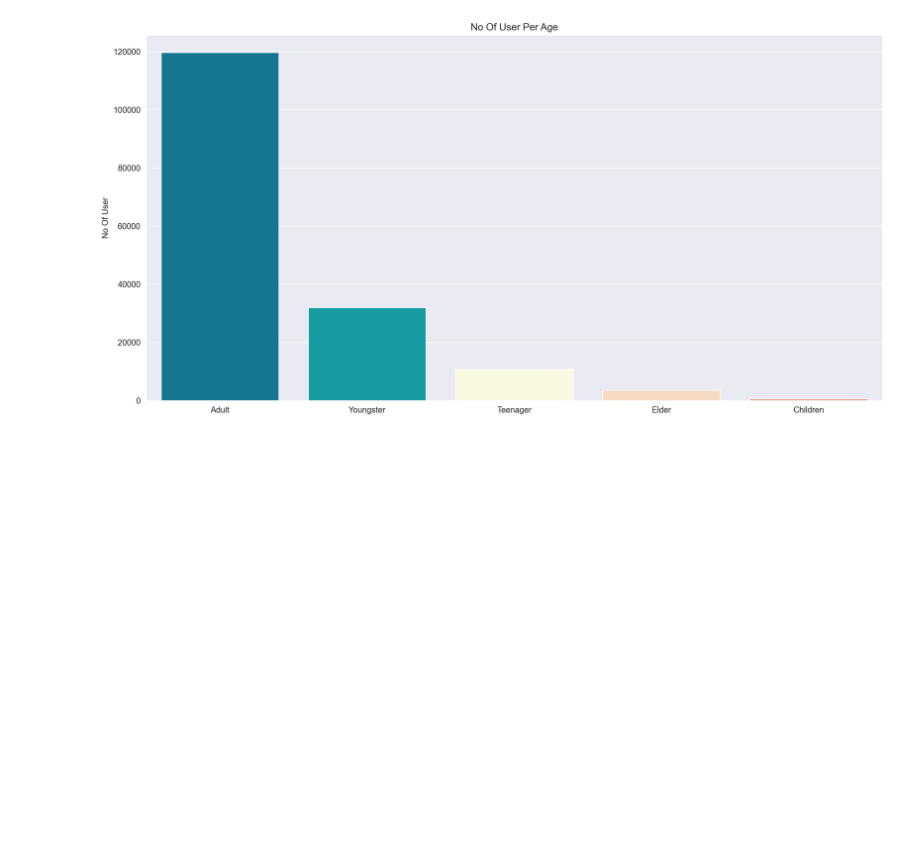
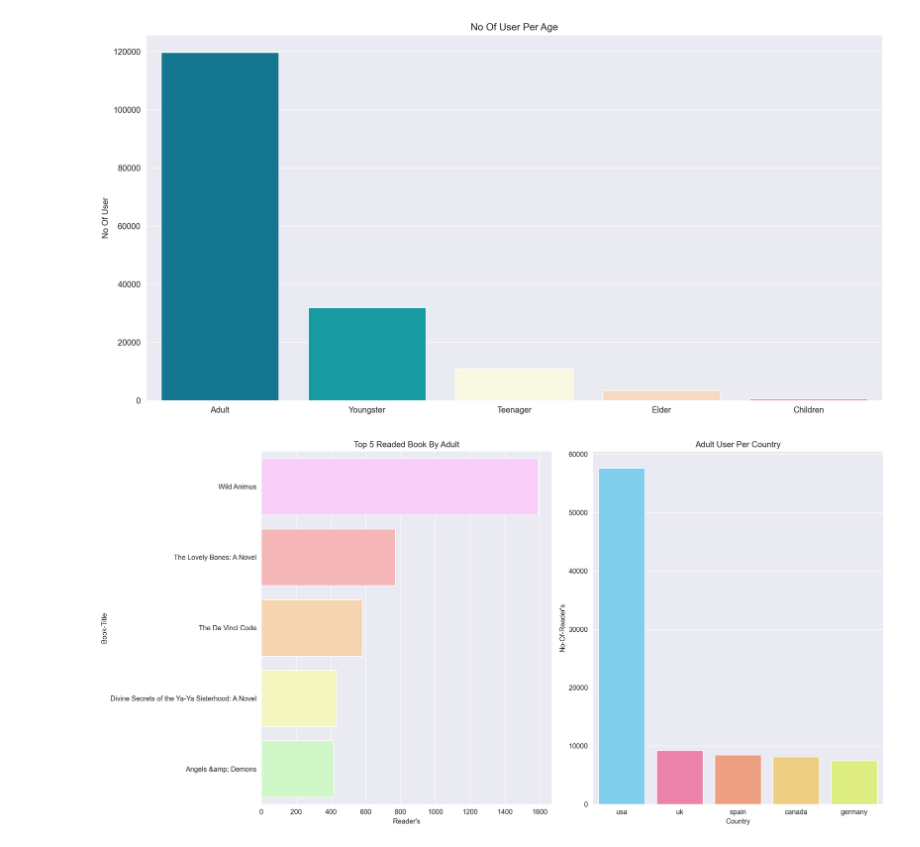
Before and after one commit to kunal-mallick/Book_Recommendation, a Jupyter notebook: Data Preprocessing & EDA/EDA.ipynb, the cells around one changed output. Drawn from its saved outputs; the diff is of its cells as text; code cells hidden in the pictures; blank space fills up the shorter version.

```diff
--- a/Data Preprocessing & EDA/EDA.ipynb
+++ b/Data Preprocessing & EDA/EDA.ipynb
@@ -1507,0 +1560,4 @@ Name: Age_Type, dtype: int64
+# %%
+Adult['Book-Rating'] = Adult['User-ID'].apply(lambda x :ratings_raw[ratings_raw['User-ID'] == x].loc[:,'Book-Rating'].mean())
+
+Adult
@@ -1507,0 +1578,4 @@ Name: Age_Type, dtype: int64
+# %%
+Adult['Book-Rating'].fillna('None', inplace = True)
+
+Adult
@@ -1507,0 +1596,15 @@ Name: Age_Type, dtype: int64
+# %%
+Adult_book = []
+
+for i in range(len(Adult['User-ID'])):
+    b = ratings_raw[ratings_raw['User-ID'] == Adult['User-ID'][i]]
+    for j in b['ISBN']:
+        Adult_book.append(j)
+# %%
+Ad_book = pd.DataFrame({'ISBN': Adult_book})
+
+Ad_top_book = pd.DataFrame(Ad_book.value_counts().head(5), columns=["Reader's"])
+Ad_top_book.reset_index(inplace = True)
+Ad_top_book['Book-Title'] = Ad_top_book['ISBN'].apply(lambda x: book_raw[book_raw['ISBN'] == x].loc[:,'Book-Title'].values[0])
+
+Ad_top_book
@@ -1516,3 +2062,21 @@ sns.barplot(x=filltered_user['Age_Type'].value_counts().index,
 # %% [output]
 <AxesSubplot:title={'center':'No Of User Per Age'}, ylabel='No Of User'>
 [figure]
+# %%
+fig, ax = plt.subplots(ncols = 2)
+
+plt.setp(ax[0], title = 'Top 5 Readed Book By Adult')
+sns.barplot(y = Ad_top_book['Book-Title'],
+            x = Ad_top_book["Reader's"],
+            ax = ax[0],
+            palette=['#ffc6ff','#ffadad','#ffd6a5','#fdffb6','#caffbf'])
+
+plt.setp(ax[1], title = 'Adult User Per Country')
+sns.barplot(x = Adult_top_user['Country'],
+            y = Adult_top_user["No-Of-Reader's"],
+            ax = ax[1],
+            palette=['#70d6ff','#ff70a6','#ff9770','#ffd670','#e9ff70'])
+
+plt.tight_layout()
+# %% [output]
+[figure, added]
```
Also changed, not shown: parts of 48 cells of this notebook.
